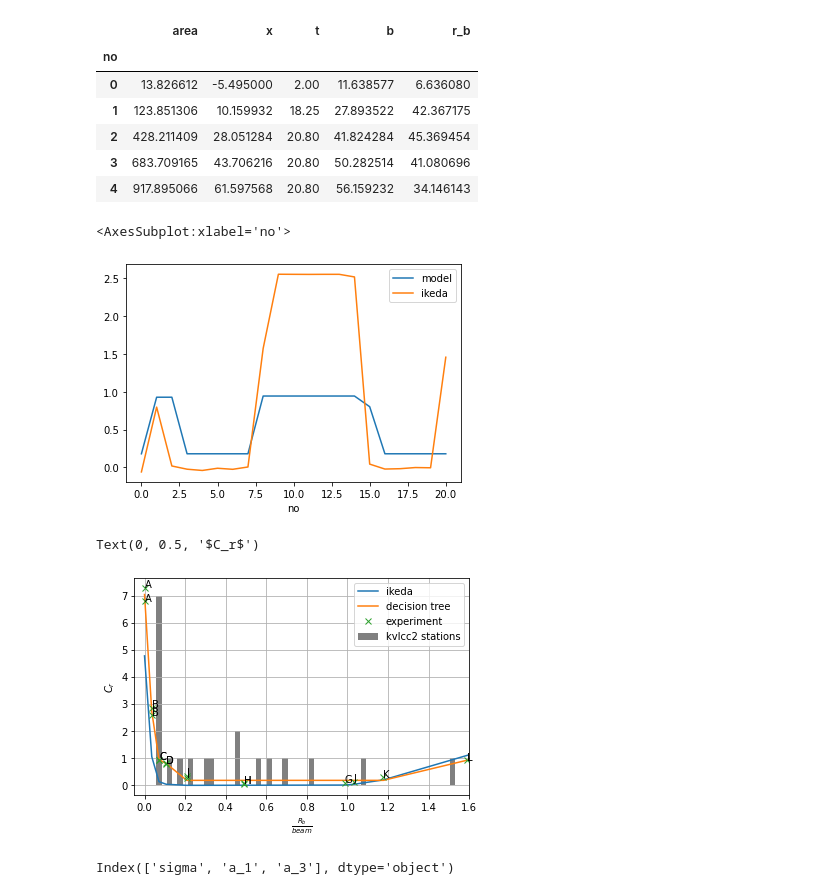
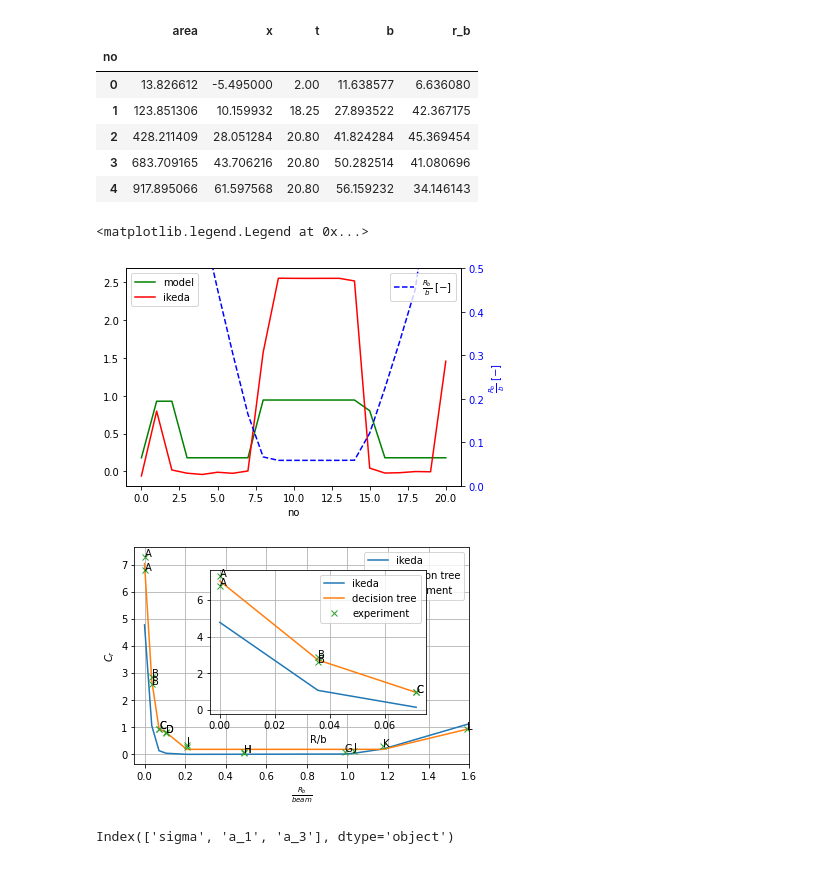
Before and after one commit to martinlarsalbert/Prediction-of-roll-motion-using-fully-nonlinear-potential-flow-and-Ikedas-method, a Jupyter notebook: reports/ISOPE_outline/00.5_ikeda_eddy_regression.ipynb, the cells around one changed output. Cells and saved outputs as stored; diff of their text form; code cells hidden in the pictures.

```diff
--- a/reports/ISOPE_outline/00.5_ikeda_eddy_regression.ipynb
+++ b/reports/ISOPE_outline/00.5_ikeda_eddy_regression.ipynb
@@ -428,38 +426,59 @@ df_kvlcc2_['C_r'] = ikeda_naked.calculate_C_r(bwl=df_kvlcc2_.beam,
 # %%
 #mask = df_kvlcc2['sigma'] > 0.996
 #df_kvlcc2['sigma'] = 0.996
 df_kvlcc2['C_r'] = descision_tree.predict(X=df_kvlcc2[good_feature_names])
 
 fig,ax=plt.subplots()
-df_kvlcc2.plot(y='C_r', label='model', ax=ax)
-df_kvlcc2_.plot(y='C_r', label='ikeda', ax=ax)
+df_kvlcc2['R/b'] = df_kvlcc2['R']/df_kvlcc2['beam']
+df_kvlcc2.plot(y='C_r', label='model', color='g', ax=ax)
+df_kvlcc2_.plot(y='C_r', label='ikeda', color='r', ax=ax)
+ax.legend(loc='upper left')
+
+ax_R_b = ax.twinx()
+ax_R_b.tick_params(axis='y', labelcolor='blue')
+df_kvlcc2.plot(y='R/b', ax=ax_R_b, style='--', label=r'$\frac{R_b}{b}$ $[-]$', color='blue')
+ax_R_b.set_ylim(0,0.5)
+ax_R_b.set_ylabel(r'$\frac{R_b}{b}$ $[-]$', color='blue')
+ax_R_b.legend(loc='upper right')
 # %% [output]
-<AxesSubplot:xlabel='no'>
+<matplotlib.legend.Legend at 0x...>
-[figure, old version]
+[figure, new version]
 # %%
 fig,ax=plt.subplots()
 key = 'R/b'
 data2[key] = data2['R'] / data2['beam']
 data[key] = data2[key]
 data_pred[key] = data2[key]
-df_kvlcc2['R/b'] = df_kvlcc2['R']/df_kvlcc2['beam']
 
-df_kvlcc2.hist(column='R/b',ax=ax, color='gray', bins=100, label='kvlcc2 stations')
-data2.sort_values(by=key).plot(x=key, y='C_r', style='-', label='ikeda', ax=ax)
-data_pred.sort_values(by=key).plot(x=key, y='C_r', style='-', label='decision tree', ax=ax)
-data.sort_values(by=key).plot(x=key, y='C_r', style='x', label='experiment', ax=ax)
-#df_kvlcc2.sort_values(by=key).plot(x=key, y='C_r', style='x', label='kvlcc2', ax=ax)
-ax.grid(True)
-for _,row in data.iterrows():
-    ax.annotate(row['model'], xy=(row[key],row['C_r']))
+def plot(ax, data, data2, data_pred):
+    data2.sort_values(by=key).plot(x=key, y='C_r', style='-', label='ikeda', ax=ax)
+    data_pred.sort_values(by=key).plot(x=key, y='C_r', style='-', label='decision tree', ax=ax)
+    data.sort_values(by=key).plot(x=key, y='C_r', style='x', label='experiment', ax=ax)
+
+    ax.grid(True)
+
+    for _,row in data.iterrows():
+        ax.annotate(row['model'], xy=(row[key],row['C_r']))
+
+
+plot(ax=ax, data=data, data2=data2, data_pred=data_pred)
+
 ax.legend()
 ax.set_title('')
 ax.set_xlim(-0.05,1.6)
 ax.set_xlabel(r'$\frac{R_b}{beam}$')
 ax.set_ylabel(r'$C_r$')
+
+
+ax_zoom = fig.add_axes([0.3, 0.3, .5, .5], zorder=1)
+
+R_b_max=0.1
+data_zoom = data.loc[data['R/b']<R_b_max]
+data2_zoom = data2.loc[data2['R/b']<R_b_max]
+data_pred_zoom = data_pred.loc[data_pred['R/b']<R_b_max]
+plot(ax=ax_zoom, data=data_zoom, data2=data2_zoom, data_pred=data_pred_zoom)
 # %% [output]
-Text(0, 0.5, '$C_r$')
-[figure, old version]
+[figure, new version]
 # %%
 good_feature_names
 # %% [output]
```
Also changed, not shown: parts of 2 cells of this notebook, 9 other files.
